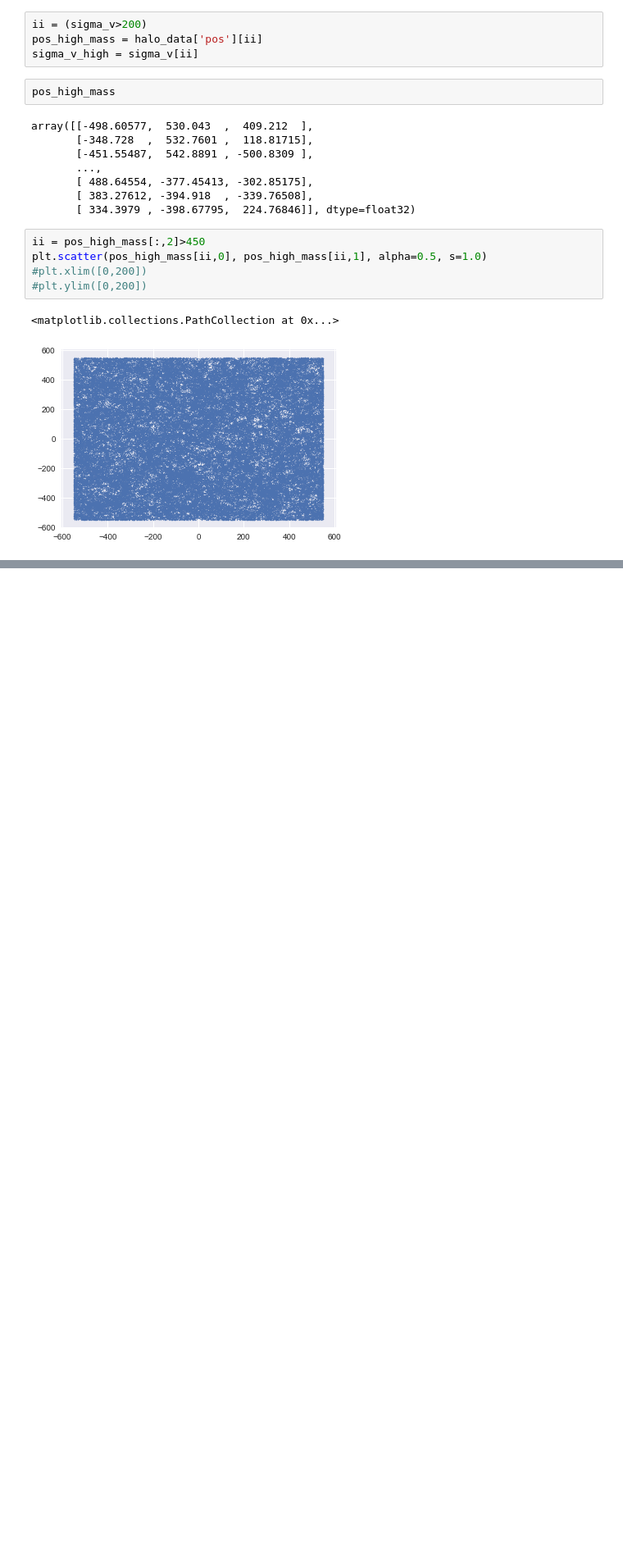
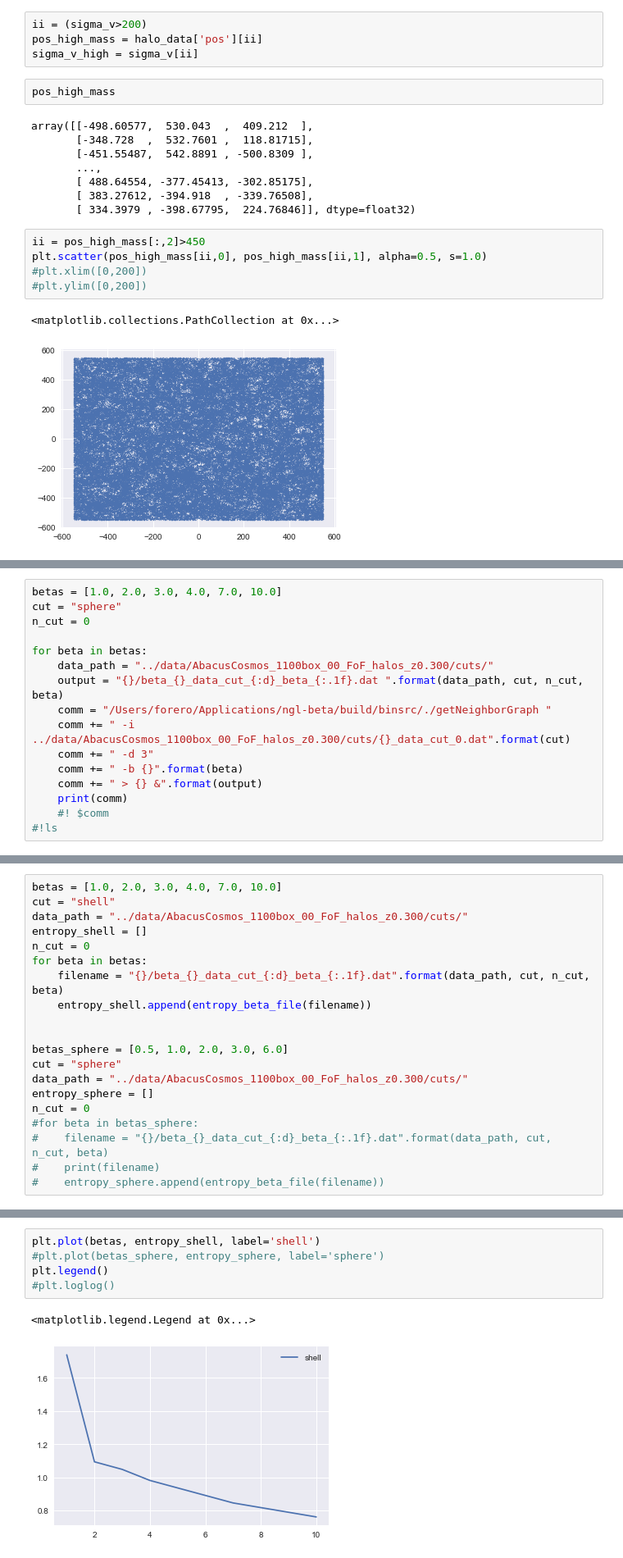
Before and after one commit to forero/abacus, a Jupyter notebook: nb/cuts.ipynb, the cells around one changed output, grey strips where cells are left out. Shown at 82% size. Drawn from its saved outputs; the diff is of its cells as text; blank space fills up the shorter version.

```diff
--- a/nb/cuts.ipynb
+++ b/nb/cuts.ipynb
@@ -158,0 +155,16 @@ np.savetxt("entropy_box_9.txt", entropy)
+# %%
+betas = [1.0, 2.0, 3.0, 4.0, 7.0, 10.0]
+cut = "sphere"
+n_cut = 0
+
+for beta in betas:
+    data_path = "../data/AbacusCosmos_1100box_00_FoF_halos_z0.300/cuts/"
+    output = "{}/beta_{}_data_cut_{:d}_beta_{:.1f}.dat ".format(data_path, cut, n_cut, beta)
+    comm = "/Users/forero/Applications/ngl-beta/build/binsrc/./getNeighborGraph "
+    comm += " -i ../data/AbacusCosmos_1100box_00_FoF_halos_z0.300/cuts/{}_data_cut_0.dat".format(cut)
+    comm += " -d 3"
+    comm += " -b {}".format(beta)
+    comm += " > {} &".format(output)
+    print(comm)
+    #! $comm
+#!ls
@@ -158,0 +178,20 @@ np.savetxt("entropy_box_9.txt", entropy)
+# %%
+betas = [1.0, 2.0, 3.0, 4.0, 7.0, 10.0]
+cut = "shell"
+data_path = "../data/AbacusCosmos_1100box_00_FoF_halos_z0.300/cuts/"
+entropy_shell = []
+n_cut = 0
+for beta in betas:
+    filename = "{}/beta_{}_data_cut_{:d}_beta_{:.1f}.dat".format(data_path, cut, n_cut, beta)
+    entropy_shell.append(entropy_beta_file(filename))
+
+
+betas_sphere = [0.5, 1.0, 2.0, 3.0, 6.0]
+cut = "sphere"
+data_path = "../data/AbacusCosmos_1100box_00_FoF_halos_z0.300/cuts/"
+entropy_sphere = []
+n_cut = 0
+#for beta in betas_sphere:
+#    filename = "{}/beta_{}_data_cut_{:d}_beta_{:.1f}.dat".format(data_path, cut, n_cut, beta)
+#    print(filename)
+#    entropy_sphere.append(entropy_beta_file(filename))
@@ -159,3 +216,11 @@ np.savetxt("entropy_box_9.txt", entropy)
+# %%
+plt.plot(betas, entropy_shell, label='shell')
+#plt.plot(betas_sphere, entropy_sphere, label='sphere')
+plt.legend()
+#plt.loglog()
+# %% [output]
+<matplotlib.legend.Legend at 0x...>
+[figure, added]
 # %%
 entropy = np.loadtxt("entropy.txt")
 plt.plot(range(0,10), entropy)
```
Also changed, not shown: parts of 14 cells of this notebook.
